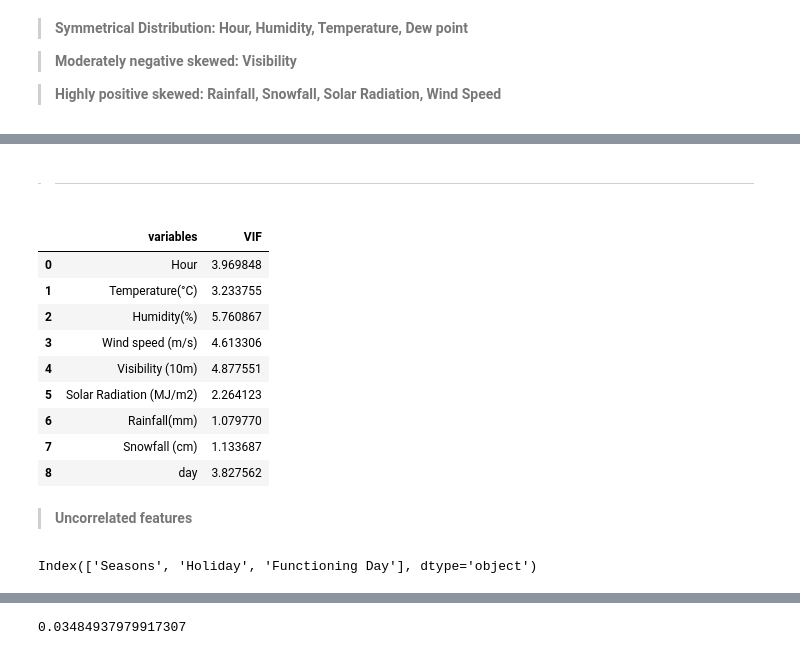
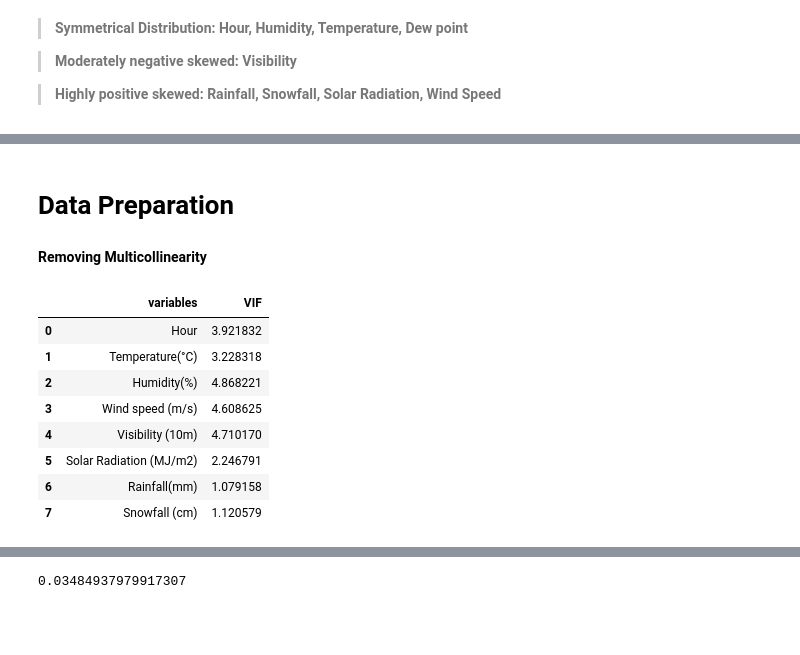
Before and after one commit to RupeshSharma14/Bike-Sharing-Demand-Prediction, a Jupyter notebook: Bike_Sharing_Demand_Prediction_Capstone_Project.ipynb, the cells around one changed output, grey strips where cells are left out. Drawn from its saved outputs; the diff is of its cells as text; code cells hidden in the pictures; blank space fills up the shorter version.

```diff
--- a/Bike_Sharing_Demand_Prediction_Capstone_Project.ipynb
+++ b/Bike_Sharing_Demand_Prediction_Capstone_Project.ipynb
@@ -312,7 +352,7 @@ plt.show()
 # %% [markdown]
-
-
-> ****
+# **Data Preparation**
+# %% [markdown]
+**Removing Multicollinearity**
 # %%
 # Using VIF
 
@@ -329,26 +369,14 @@ def cal_vif(X):
 
   return vif
 # %%
-cal_vif(bike_df[[i for i in bike_df.describe().columns if i not in ["Rented Bike Count", "Dew point temperature(°C)", "year"]]])
+cal_vif(bike_df[[i for i in bike_df.describe().columns if i not in ["Rented Bike Count", "Dew point temperature(°C)"]]])
 # %% [output]
 |  | variables | VIF |
-| 0 | Hour | 3.969848 |
-| 1 | Temperature(°C) | 3.233755 |
-| 2 | Humidity(%) | 5.760867 |
-| 3 | Wind speed (m/s) | 4.613306 |
-| 4 | Visibility (10m) | 4.877551 |
-| 5 | Solar Radiation (MJ/m2) | 2.264123 |
-| 6 | Rainfall(mm) | 1.079770 |
-| 7 | Snowfall (cm) | 1.133687 |
-| 8 | day | 3.827562 |
+| 0 | Hour | 3.921832 |
+| 1 | Temperature(°C) | 3.228318 |
+| 2 | Humidity(%) | 4.868221 |
+| 3 | Wind speed (m/s) | 4.608625 |
+| 4 | Visibility (10m) | 4.710170 |
+| 5 | Solar Radiation (MJ/m2) | 2.246791 |
+| 6 | Rainfall(mm) | 1.079158 |
+| 7 | Snowfall (cm) | 1.120579 |
-# %% [markdown]
-
-
-> **Uncorrelated features**
-# %%
-# Categorical features
-
-categorical_features = bike_df.describe(include = "object").columns
-categorical_features
-# %% [output]
-Index(['Seasons', 'Holiday', 'Functioning Day'], dtype='object')
```
Also changed, not shown: parts of 37 cells of this notebook.
